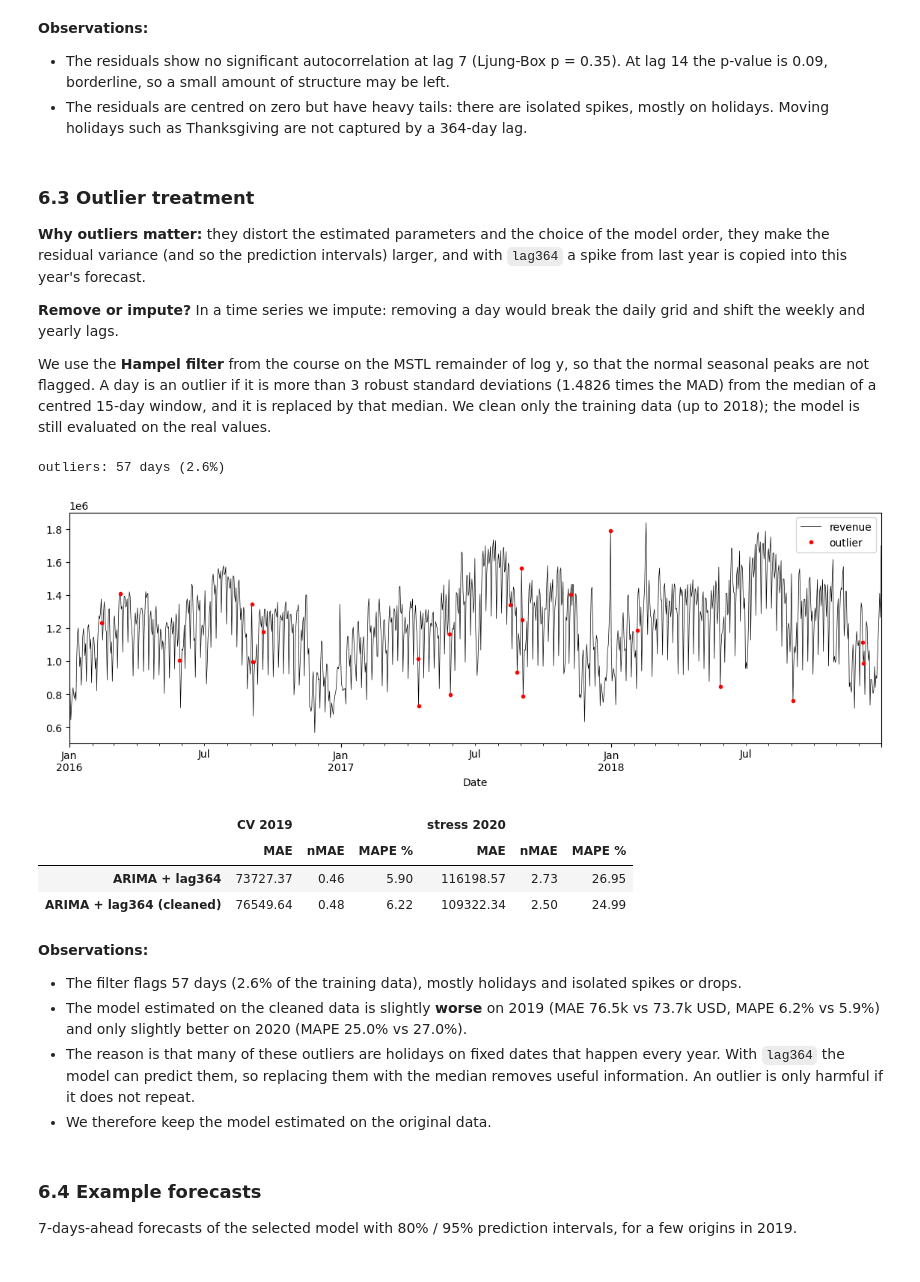
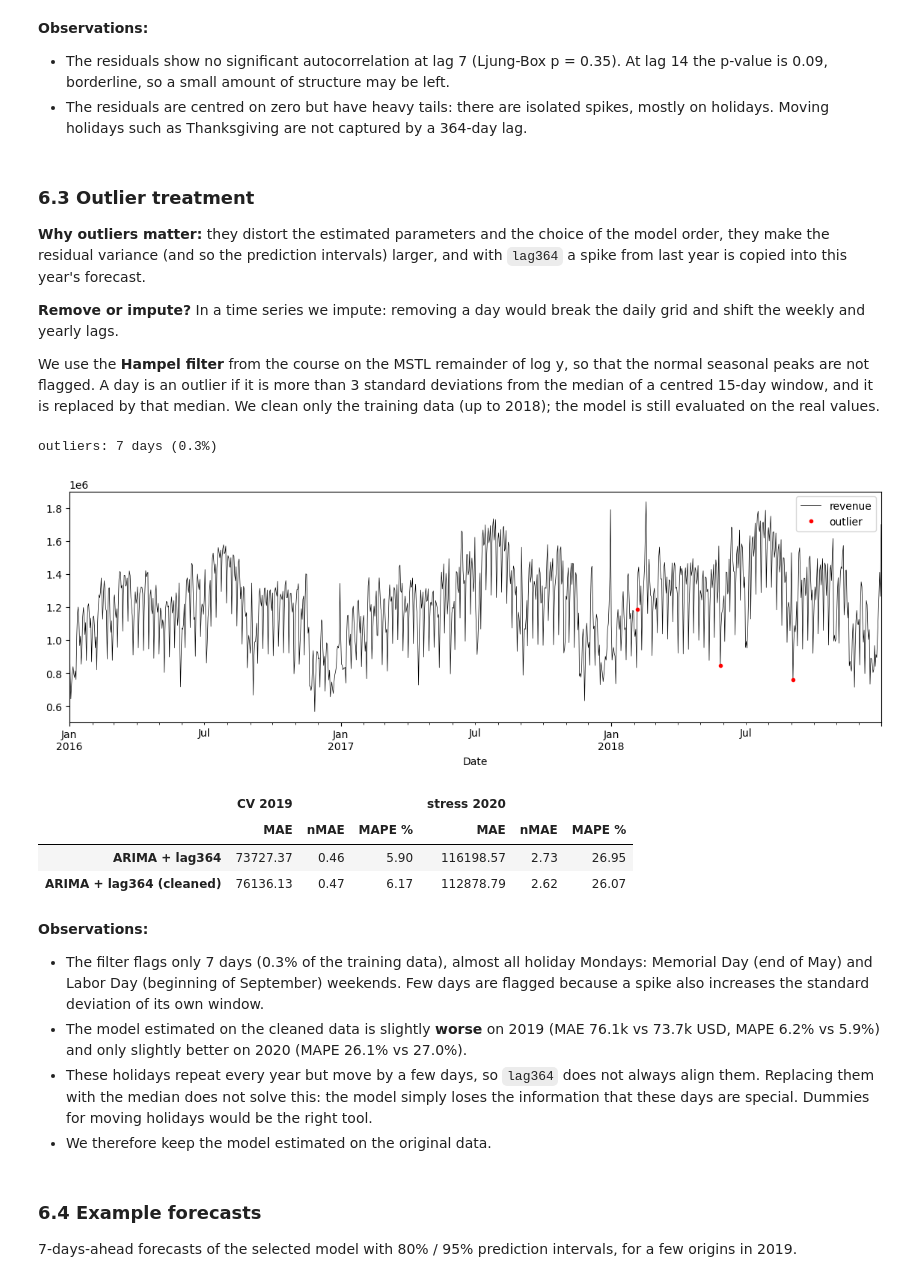
Before and after one commit to peykoff/minichallenge-forecasting, a Jupyter notebook: hotels_LA.ipynb, the cells around one changed output. Cells and saved outputs as stored; diff of their text form; code cells hidden in the pictures.

```diff
--- a/hotels_LA.ipynb
+++ b/hotels_LA.ipynb
@@ -336,12 +333,9 @@ Both regressors are known for the whole forecast horizon ($h \le 7 < 364$), so t
 # %%
-t = np.arange(len(y))
-fourier = np.column_stack([f(2 * np.pi * k * t / 365.25) for k in range(1, 11) for f in (np.sin, np.cos)])
 lag364 = np.log(y).shift(364).values[:, None]     # NaN in 2013: this is why the estimation starts in 2014
 
 models = {
     'ETS':              (AutoETS(season_length=7), None),
     'SARIMA':           (AutoARIMA(season_length=7), None),
-    'SARIMA + Fourier': (AutoARIMA(season_length=7), fourier),
     'ARIMA + lag364':   (AutoARIMA(season_length=7), lag364),
 }
 # %% [markdown]
@@ -440,23 +432,23 @@ sm.stats.acorr_ljungbox(resid, lags=[7, 14])
 
 **Remove or impute?** In a time series we impute: removing a day would break the daily grid and shift the weekly and yearly lags.
 
-We use the **Hampel filter** from the course on the MSTL remainder of log y, so that the normal seasonal peaks are not flagged. A day is an outlier if it is more than 3 robust standard deviations (1.4826 times the MAD) from the median of a centred 15-day window, and it is replaced by that median. We clean only the training data (up to 2018); the model is still evaluated on the real values.
+We use the **Hampel filter** from the course on the MSTL remainder of log y, so that the normal seasonal peaks are not flagged. A day is an outlier if it is more than 3 standard deviations from the median of a centred 15-day window, and it is replaced by that median. We clean only the training data (up to 2018); the model is still evaluated on the real values.
 # %%
 r = MSTL(np.log(y.loc[:'2018']), periods=(7, 365)).fit().resid
 med = r.rolling(15, center=True, min_periods=1).median()
-mad = 1.4826 * (r - med).abs().rolling(15, center=True, min_periods=1).median()
-is_out = (r - med).abs() > 3 * mad
+std = r.rolling(15, center=True, min_periods=1).std()
+is_out = (r - med).abs() > 3 * std
 out = is_out[is_out].index
 y_clean = y.copy()
 y_clean[out] = y[out] * np.exp(med - r)[out]          # remainder -> local median
 print(f'outliers: {len(out)} days ({is_out.mean():.1%})')
 
 ax = y.loc['2016':'2018'].plot(lw=0.5, c='k', label='revenue')
 y[out].loc['2016':].plot(ax=ax, ls='', marker='o', c='r', ms=3, label='outlier')
 ax.legend();
 # %% [output]
-outliers: 57 days (2.6%)
+outliers: 7 days (0.3%)
-[figure, old version]
+[figure, new version]
 # %%
 # same model, estimated on the cleaned series (also used for the lag-364 regressor)
 lag364_clean = np.log(y_clean).shift(364).values[:, None]
@@ -470,12 +462,12 @@ pd.concat({'CV 2019': scores({n: cv[n] for n in [best, name]}),
 |  | CV 2019 |  |  | stress 2020 |  |  |
 |  | MAE | nMAE | MAPE % | MAE | nMAE | MAPE % |
 | ARIMA + lag364 | 73727.37 | 0.46 | 5.90 | 116198.57 | 2.73 | 26.95 |
-| ARIMA + lag364 (cleaned) | 76549.64 | 0.48 | 6.22 | 109322.34 | 2.50 | 24.99 |
+| ARIMA + lag364 (cleaned) | 76136.13 | 0.47 | 6.17 | 112878.79 | 2.62 | 26.07 |
 # %% [markdown]
 **Observations:**
-* The filter flags 57 days (2.6% of the training data), mostly holidays and isolated spikes or drops.
-* The model estimated on the cleaned data is slightly **worse** on 2019 (MAE 76.5k vs 73.7k USD, MAPE 6.2% vs 5.9%) and only slightly better on 2020 (MAPE 25.0% vs 27.0%).
-* The reason is that many of these outliers are holidays on fixed dates that happen every year. With `lag364` the model can predict them, so replacing them with the median removes useful information. An outlier is only harmful if it does not repeat.
+* The filter flags only 7 days (0.3% of the training data), almost all holiday Mondays: Memorial Day (end of May) and Labor Day (beginning of September) weekends. Few days are flagged because a spike also increases the standard deviation of its own window.
+* The model estimated on the cleaned data is slightly **worse** on 2019 (MAE 76.1k vs 73.7k USD, MAPE 6.2% vs 5.9%) and only slightly better on 2020 (MAPE 26.1% vs 27.0%).
+* These holidays repeat every year but move by a few days, so `lag364` does not always align them. Replacing them with the median does not solve this: the model simply loses the information that these days are special. Dummies for moving holidays would be the right tool.
 * We therefore keep the model estimated on the original data.
 # %% [markdown]
 ### 6.4 Example forecasts
```
Also changed, not shown: parts of 10 cells of this notebook, 2 other files.
